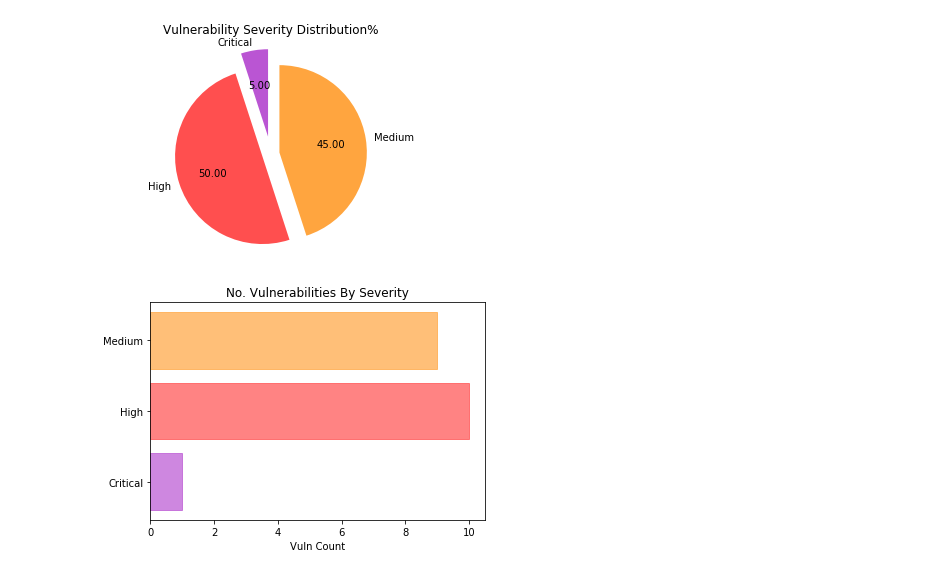
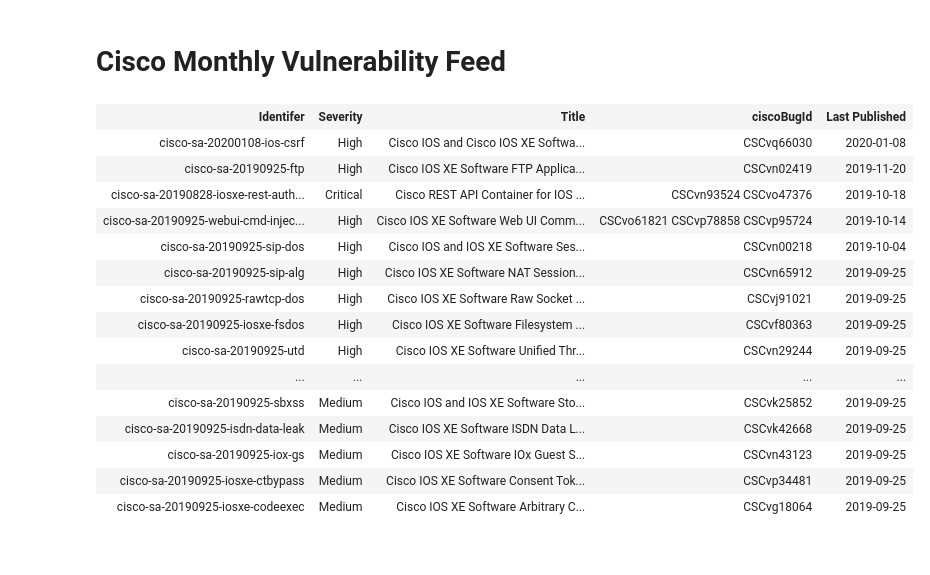
Before and after one commit to netscylla/Jupyter_Vulncheck, a Jupyter notebook: Cisco Public Vulnerability Feed.ipynb, the cells around one changed output. Saved outputs shown, nothing was run; the diff lists cells and outputs as text; code cells hidden in the pictures.

```diff
--- a/Cisco Public Vulnerability Feed.ipynb
+++ b/Cisco Public Vulnerability Feed.ipynb
@@ -77,32 +15,28 @@ Cisco Last 20 Vulnerabilities Feed
-# %%
-grouped_data = group(data, lambda x: x['severity'])
-
-severities = list(reversed([i[0] for i in cvss_severity_matrix if i[0] in grouped_data]))
-severity_counts = [len(grouped_data.get(k,[])) for k in severities]
-
-figureObject, axesObject = plotter.subplots()
-pie=axesObject.pie(severity_counts,
-        explode=[explode_severities[k] for k in severities],
-        labels=severities,
-        autopct='%1.2f',
-        colors=[cvss_severity_colors[k] for k in severities],
-        startangle=90)
-axesObject.axis('equal')
-plotter.title('Vulnerability Severity Distribution%')
-plotter.show()
-
-figureObject, axesObject = plotter.subplots()
-barlist = axesObject.barh(severities,
-        severity_counts,
-        0.8,
-        alpha = 0.7,
-        color = 'blue',
-        label = 'Vulns')
-for i, s in enumerate(severities):
-    barlist[i].set_color(cvss_severity_colors[s])
-axesObject.set_xlabel('Vuln Count')
-plotter.title('No. Vulnerabilities By Severity')
-plotter.show()
-# %% [output]
-[figure, removed]
-[figure, removed]
+# %%
+from prettytable import PrettyTable
+
+cisco_resource_id = 93036
+data = get_cisco_vuln_data(cisco_resource_id)
+display(HTML("<h1>Cisco Monthly Vulnerability Feed</h1>"))
+if data:
+    display(HTML(get_cisco_vuln_table(data)))
+else:
+    display(HTML("<h2><i>No items in feed</i></h2>"))
+# %% [output]
+Cisco Monthly Vulnerability Feed
+| Identifer | Severity | Title | ciscoBugId | Last Published |
+| cisco-sa-20200108-ios-csrf | High | Cisco IOS and Cisco IOS XE Softwa... | CSCvq66030 | 2020-01-08 |
+| cisco-sa-20190925-ftp | High | Cisco IOS XE Software FTP Applica... | CSCvn02419 | 2019-11-20 |
+| cisco-sa-20190828-iosxe-rest-auth... | Critical | Cisco REST API Container for IOS ... | CSCvn93524 CSCvo47376 | 2019-10-18 |
+| cisco-sa-20190925-webui-cmd-injec... | High | Cisco IOS XE Software Web UI Comm... | CSCvo61821 CSCvp78858 CSCvp95724 | 2019-10-14 |
+| cisco-sa-20190925-sip-dos | High | Cisco IOS and IOS XE Software Ses... | CSCvn00218 | 2019-10-04 |
+| cisco-sa-20190925-sip-alg | High | Cisco IOS XE Software NAT Session... | CSCvn65912 | 2019-09-25 |
+| cisco-sa-20190925-rawtcp-dos | High | Cisco IOS XE Software Raw Socket ... | CSCvj91021 | 2019-09-25 |
+| cisco-sa-20190925-iosxe-fsdos | High | Cisco IOS XE Software Filesystem ... | CSCvf80363 | 2019-09-25 |
+| cisco-sa-20190925-utd | High | Cisco IOS XE Software Unified Thr... | CSCvn29244 | 2019-09-25 |
+| ... | ... | ... | ... | ... |
+| cisco-sa-20190925-sbxss | Medium | Cisco IOS and IOS XE Software Sto... | CSCvk25852 | 2019-09-25 |
+| cisco-sa-20190925-isdn-data-leak | Medium | Cisco IOS XE Software ISDN Data L... | CSCvk42668 | 2019-09-25 |
+| cisco-sa-20190925-iox-gs | Medium | Cisco IOS XE Software IOx Guest S... | CSCvn43123 | 2019-09-25 |
+| cisco-sa-20190925-iosxe-ctbypass | Medium | Cisco IOS XE Software Consent Tok... | CSCvp34481 | 2019-09-25 |
+| cisco-sa-20190925-iosxe-codeexec | Medium | Cisco IOS XE Software Arbitrary C... | CSCvg18064 | 2019-09-25 |
```
Also changed, not shown: parts of 6 cells of this notebook, 5 other files.
